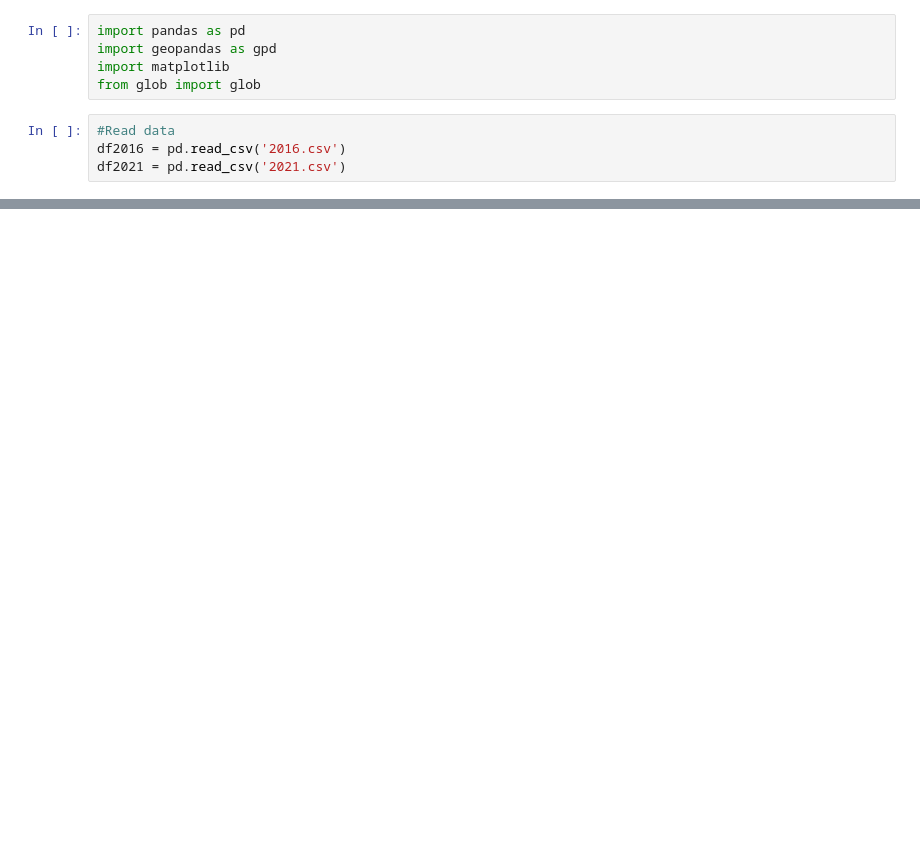
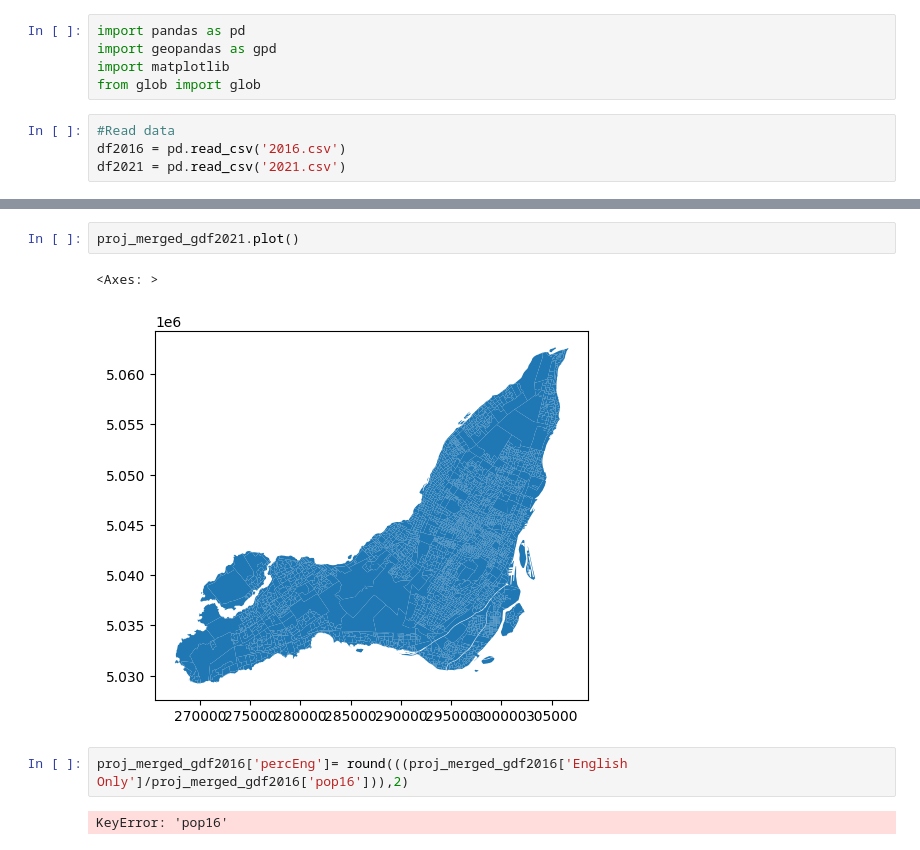
Before and after one commit to BigBustah/Geog464-Final-Dylan-Duplaine, a Jupyter notebook: Project.ipynb, the cells around one changed output, grey strips where cells are left out. Saved outputs shown, nothing was run; the diff lists cells and outputs as text; blank space fills up the shorter version.

```diff
--- a/Project.ipynb
+++ b/Project.ipynb
@@ -32,0 +125,9 @@ df_2021
+# %%
+proj_merged_gdf2021.plot()
+# %% [output]
+<Axes: >
+[figure, added]
+# %%
+proj_merged_gdf2016['percEng']= round(((proj_merged_gdf2016['English Only']/proj_merged_gdf2016['pop16'])),2)
+# %% [output]
+KeyError: 'pop16'
```
Also changed, not shown: parts of 15 cells of this notebook, 8 other files.
